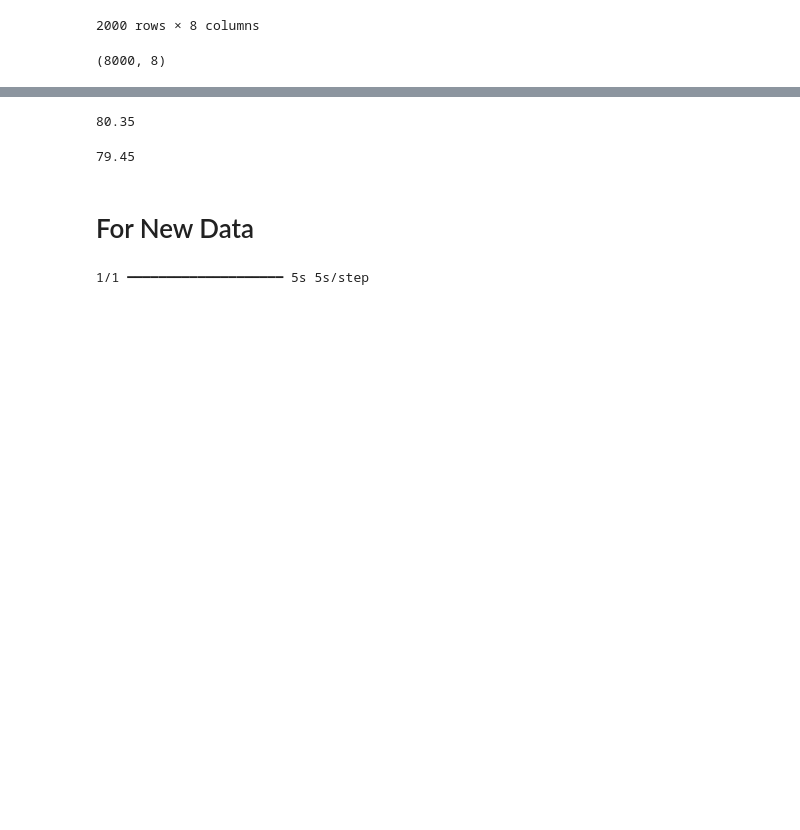
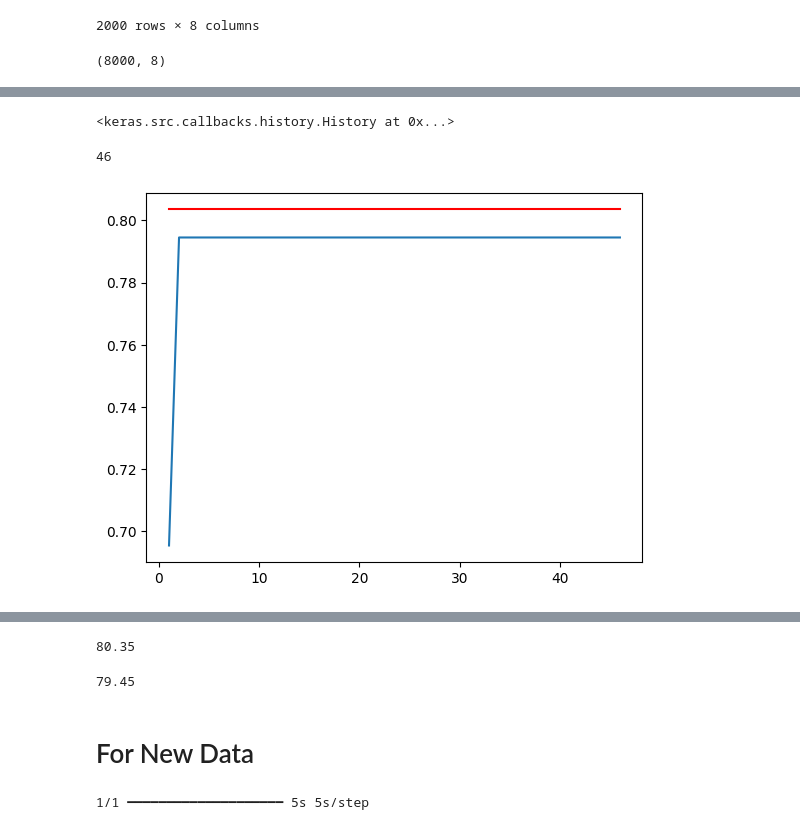
Before and after one commit to nishanlimbuchemjong/Deep-Learning, a Jupyter notebook: Multi layer Perceptron or ANN.ipynb, the cells around one changed output, grey strips where cells are left out. Saved outputs shown, nothing was run; the diff lists cells and outputs as text; code cells hidden in the pictures; blank space fills up the shorter version.

Commit message:
Implementation of early stoping and Regularization

```diff
--- a/Multi layer Perceptron or ANN.ipynb
+++ b/Multi layer Perceptron or ANN.ipynb
@@ -136,13 +159,13 @@ from keras.models import Sequential
 # %%
 ann = Sequential()
 # %%
-ann.add(Dense(6, input_dim=8, activation='relu'))
-ann.add(Dense(4, activation='relu'))
-ann.add(Dense(2, activation='relu'))
+ann.add(Dense(6, input_dim=8, activation='relu',kernel_regularizer=L2(l2=0.01)))
+ann.add(Dense(4, activation='relu', kernel_regularizer=L2(l2=0.01)))
+ann.add(Dense(2, activation='relu', kernel_regularizer=L2(l2=0.01)))
 ann.add(Dense(1, activation='sigmoid'))
 # %%
 ann.compile(optimizer='adam', loss='binary_crossentropy', metrics=['accuracy'])
 # %%
-ann.fit(X_train, y_train, batch_size=100, epochs=50)
+ann.fit(X_train, y_train, batch_size=100, epochs=50, validation_data=(X_test, y_test), callbacks=EarlyStopping())
 # %% [output]
 Epoch 1/50
@@ -165,4 +188,22 @@ Epoch 50/50
 <keras.src.callbacks.history.History at 0x...>
+# %%
+ann.history
+# %% [output]
+<keras.src.callbacks.history.History at 0x...>
+# %%
+train_accuracy = ann.history.history['accuracy']
+test_accuracy = ann.history.history['val_accuracy']
+# %%
+len(test_accuracy)
+# %% [output]
+46
+# %%
+# plotting the train_accuracy and test_accuracy
+plt.plot([i for i in range(1, 47)], train_accuracy)
+plt.plot([i for i in range(1, 47)], test_accuracy, c='red')
+plt.show()
+# %% [output]
+[figure, added]
 # %%
 prd1 = ann.predict(X_train)
 prd_data1 = []
```
Also changed, not shown: parts of 6 cells of this notebook, 1 other file.
